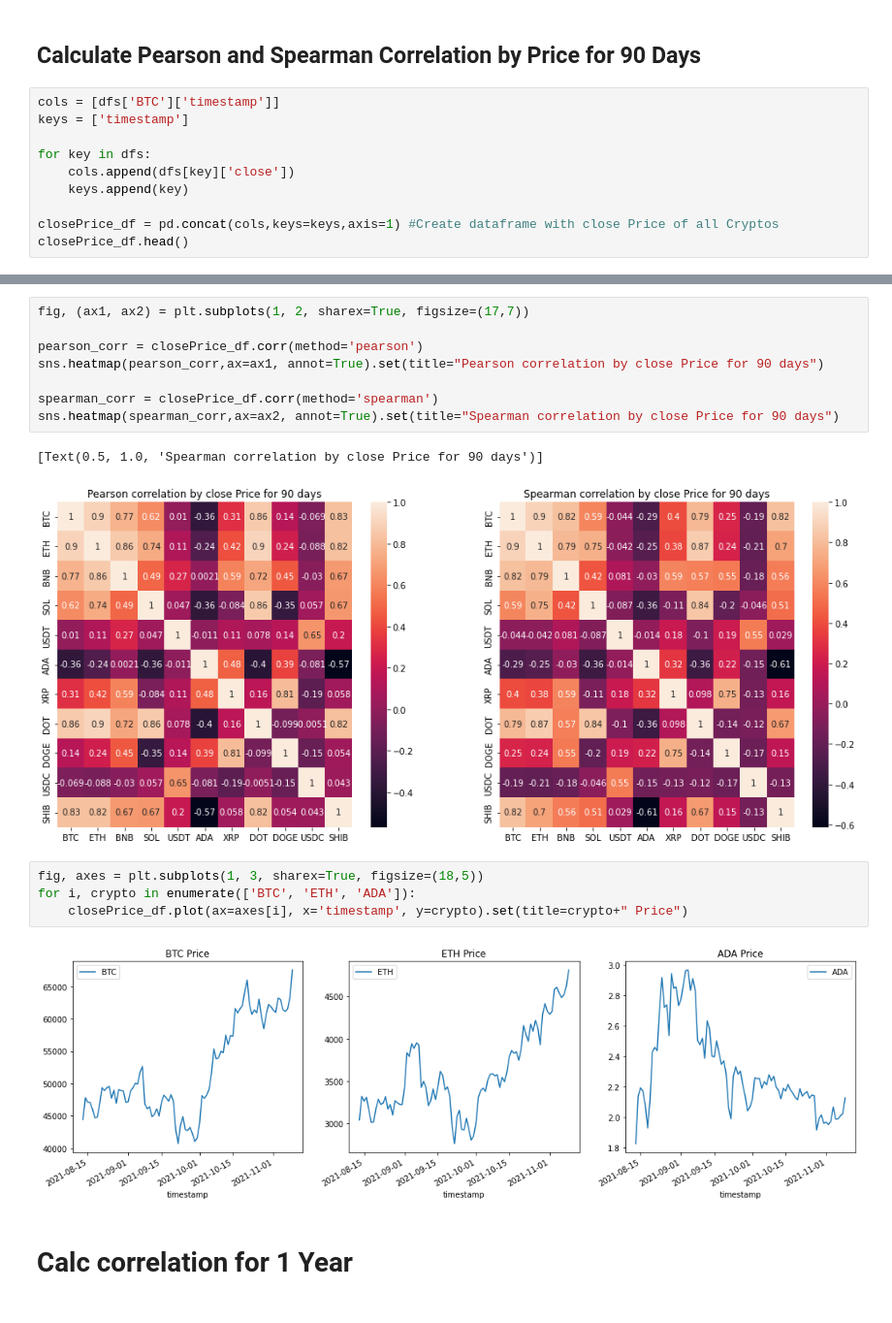
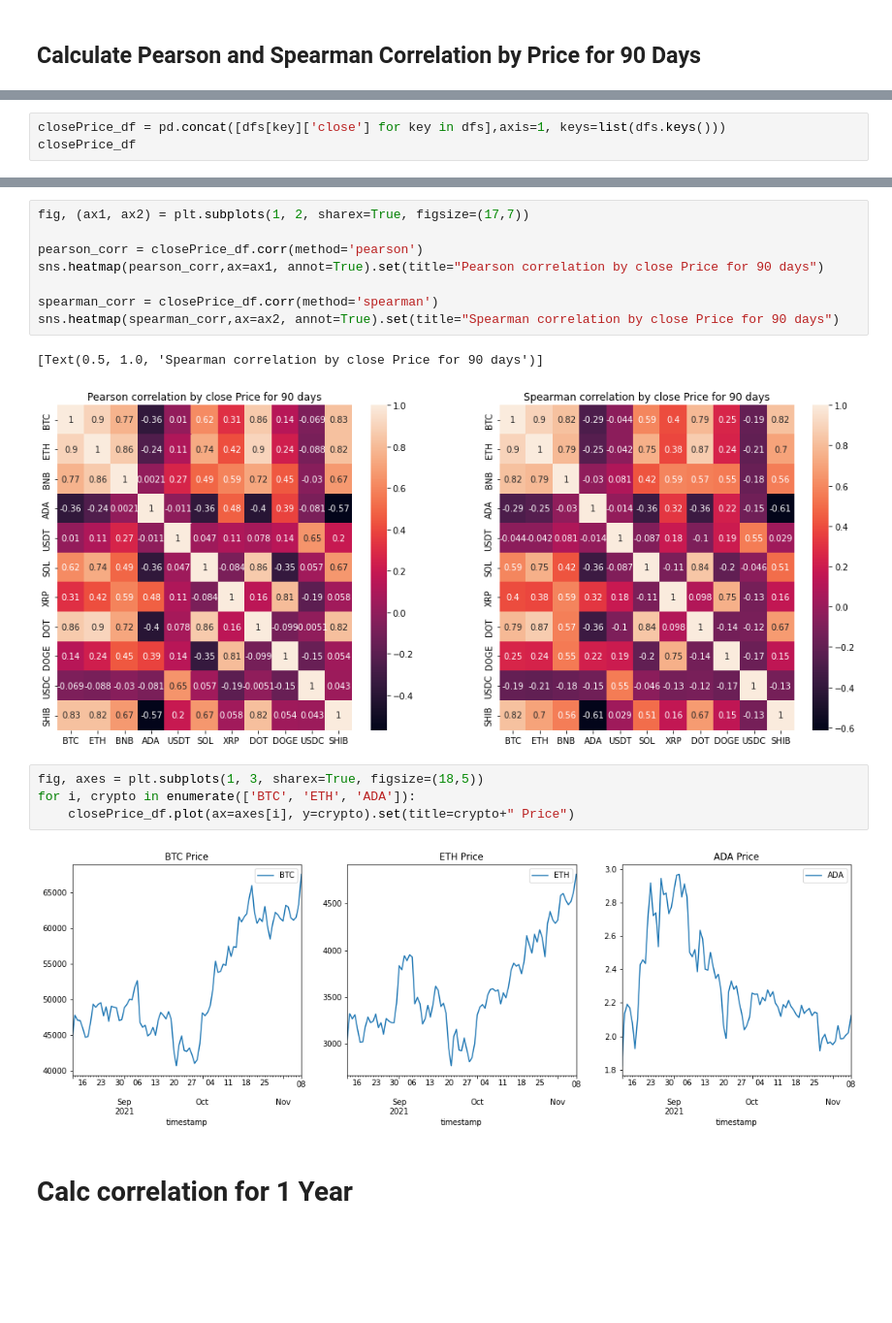
Before and after one commit to webostap/NIR, a Jupyter notebook: crypto_history.ipynb, the cells around one changed output, grey strips where cells are left out. Shown at 97% size. Cells and saved outputs as stored; diff of their text form; blank space fills up the shorter version.

```diff
--- a/crypto_history.ipynb
+++ b/crypto_history.ipynb
@@ -37,13 +40,3 @@ pd.DataFrame([dfs[key].iloc[-1]['marketCap'] for key in dfs],index=list(dfs.keys
 | SHIB | 3.035037e+10 |
 # %% [markdown]
 <h2>Calculate Pearson and Spearman Correlation by Price for 90 Days</h2>
-# %%
-cols = [dfs['BTC']['timestamp']]
-keys = ['timestamp']
-
-for key in dfs:
-    cols.append(dfs[key]['close'])
-    keys.append(key)
-
-closePrice_df = pd.concat(cols,keys=keys,axis=1) #Create dataframe with close Price of all Cryptos
-closePrice_df.head()
@@ -56,0 +43,3 @@ closePrice_df.head()
+# %%
+closePrice_df = pd.concat([dfs[key]['close'] for key in dfs],axis=1, keys=list(dfs.keys()))
+closePrice_df
@@ -64,13 +68,13 @@ spearman_corr = closePrice_df.corr(method='spearman')
 sns.heatmap(spearman_corr,ax=ax2, annot=True).set(title="Spearman correlation by close Price for 90 days")
 # %% [output]
 [Text(0.5, 1.0, 'Spearman correlation by close Price for 90 days')]
-[figure, old version]
+[figure, new version]
 # %%
 fig, axes = plt.subplots(1, 3, sharex=True, figsize=(18,5))
 for i, crypto in enumerate(['BTC', 'ETH', 'ADA']):
-    closePrice_df.plot(ax=axes[i], x='timestamp', y=crypto).set(title=crypto+" Price")
+    closePrice_df.plot(ax=axes[i], y=crypto).set(title=crypto+" Price")
 # %% [output]
-[figure, old version]
+[figure, new version]
 # %% [markdown]
 <h1>Calc correlation for 1 Year<h1>
 # %%
```
Also changed, not shown: parts of 22 cells of this notebook, 1 other file.
